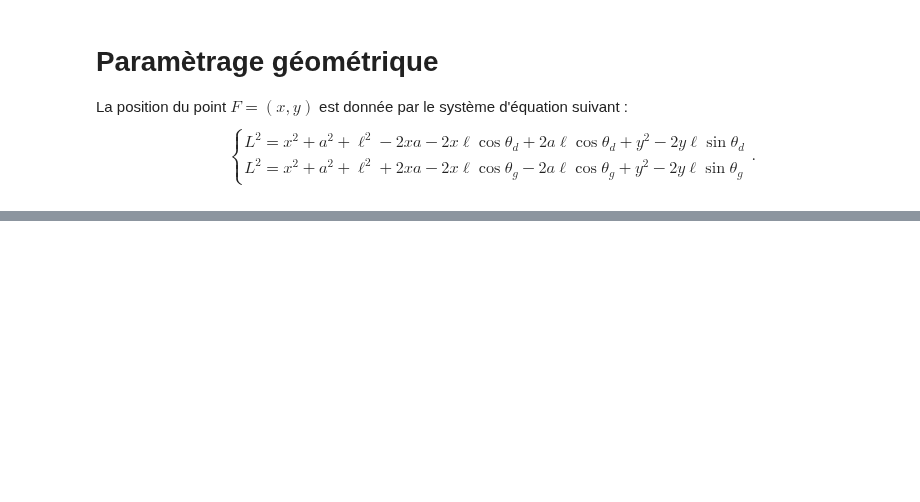
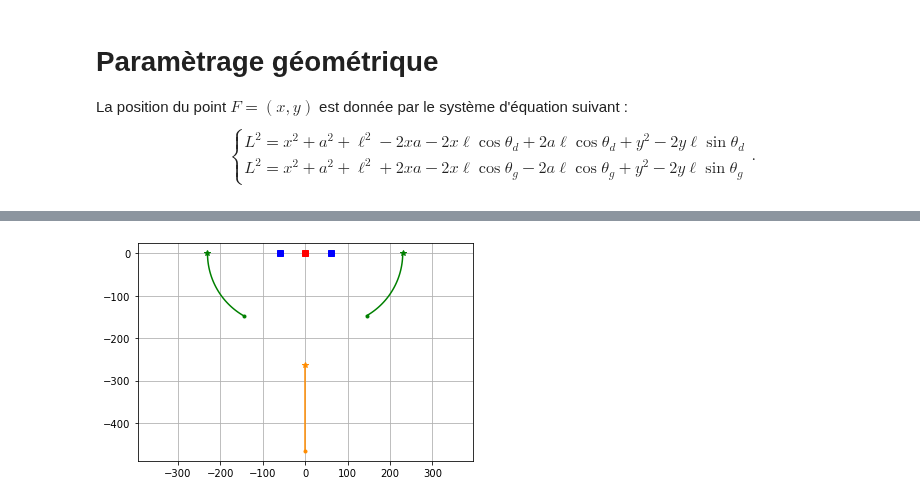
Before and after one commit to xpessoles/TP_Documents_PSI, a Jupyter notebook: RobotDelta2D/Jupyter/CinematiqueDirecte.ipynb, the cells around one changed output, grey strips where cells are left out. Drawn from its saved outputs; the diff is of its cells as text; code cells hidden in the pictures; blank space fills up the shorter version.

```diff
--- a/RobotDelta2D/Jupyter/CinematiqueDirecte.ipynb
+++ b/RobotDelta2D/Jupyter/CinematiqueDirecte.ipynb
@@ -72,0 +110,21 @@ plt.legend()
+# %%
+plt.plot(les_xE,les_yE,"g")
+plt.plot(les_xD,les_yD,"g")
+plt.plot([0],[0],"rs")
+plt.plot([-a],[0],"bs")
+plt.plot([a],[0],"bs")
+
+plt.plot(les_xE[0],les_yE[0],"g.")
+plt.plot(les_xE[-1],les_yE[-1],"g*")
+plt.plot(les_xD[0],les_yD[0],"g.")
+plt.plot(les_xD[-1],les_yD[-1],"g*")
+
+plt.plot(les_xF,les_yF,"darkorange")
+plt.plot(les_xF[0],les_yF[0],".",color="darkorange")
+plt.plot(les_xF[-1],les_yF[-1],"*",color="darkorange")
+
+plt.axis("equal")
+plt.grid()
+plt.show()
+# %% [output]
+[figure, added]
```
Also changed, not shown: parts of 8 cells of this notebook, 2 other files.
